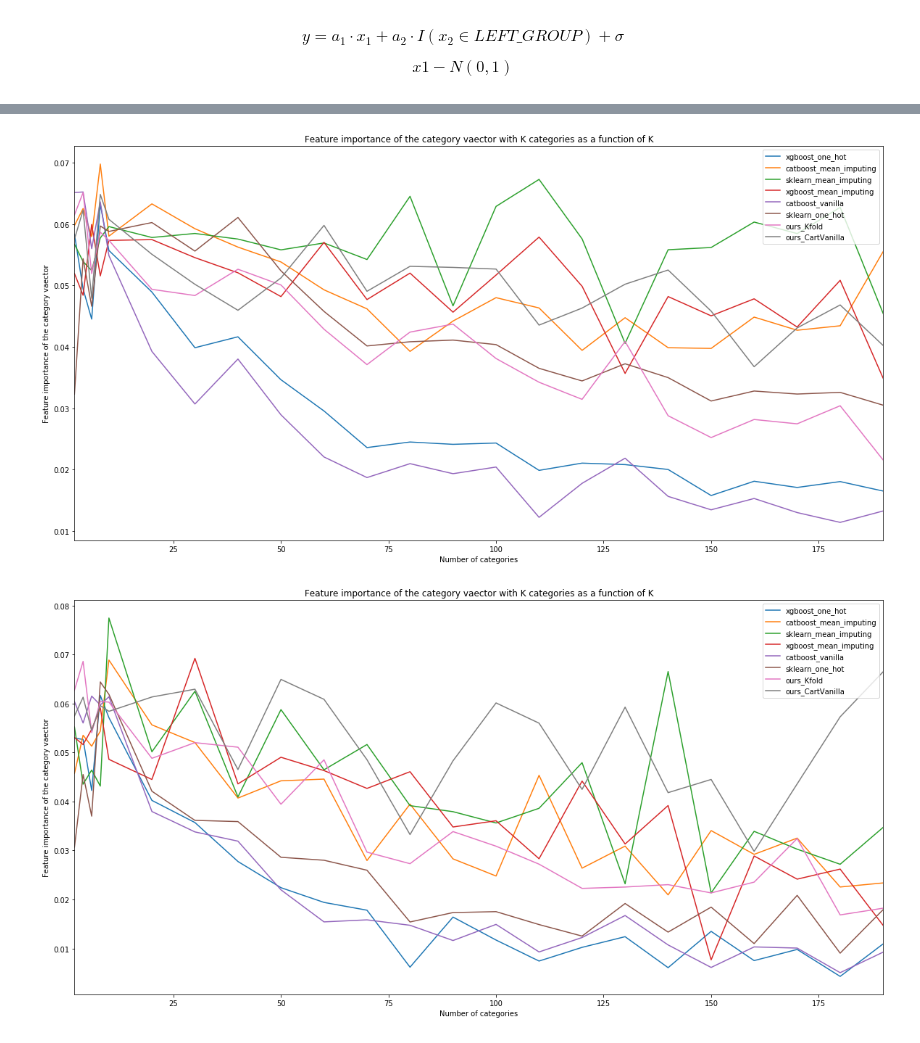
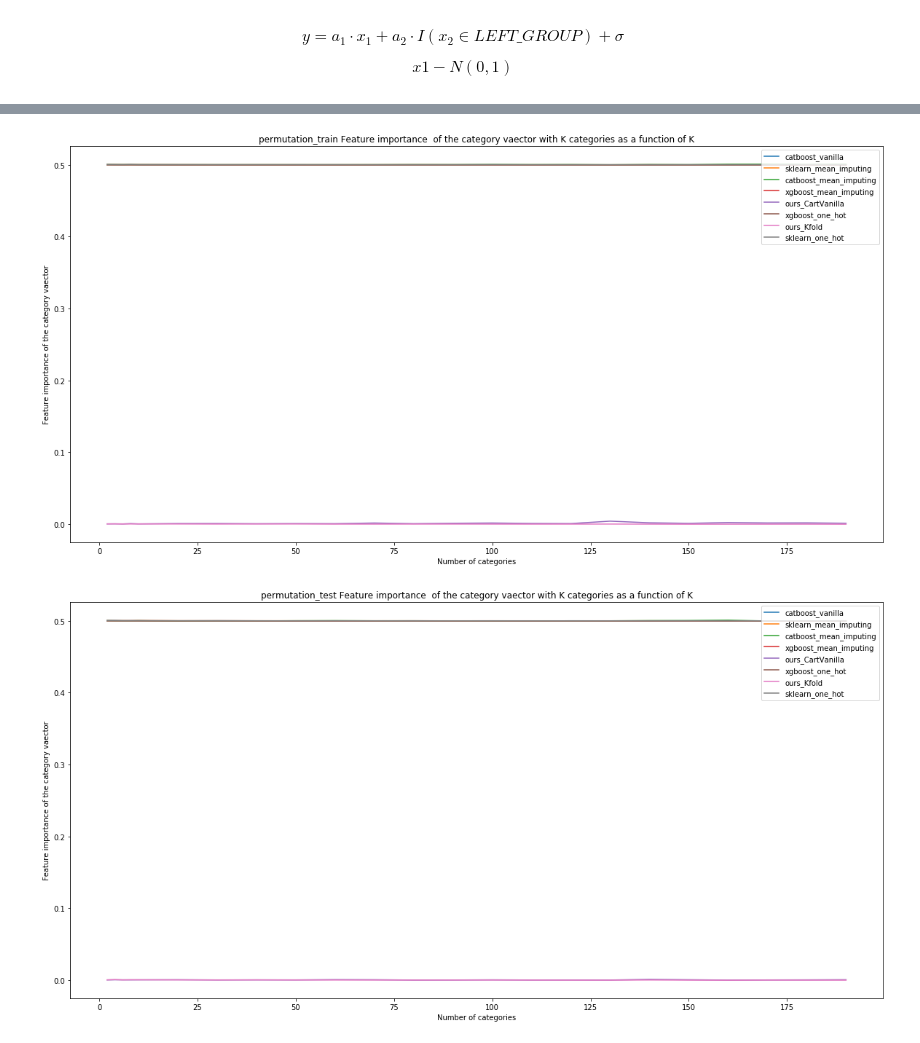
Before and after one commit to AfekIlayAdler/BootStrapDesicionTree, a Jupyter notebook: experiments/interaction/plot_results.ipynb, the cells around one changed output, grey strips where cells are left out. Drawn from its saved outputs; the diff is of its cells as text; code cells hidden in the pictures.

```diff
--- a/experiments/interaction/plot_results.ipynb
+++ b/experiments/interaction/plot_results.ipynb
@@ -16,20 +16,23 @@ $$ y = a_1 \cdot x_1 + a_2 \cdot I(x_2 \in LEFT\_GROUP) + \sigma $$
 
 $$ x1 - N(0,1) $$
 # %%
-fi_to_location = {'gain' :0, 'permutation_train': 1, 'permutation_test':2}
+fi_to_location = {'gain' :0, 'permutation_train': 1, 'permutation_test':2 ,'shap':3}
 # %%
 def plot_feature_importance(method, a1):
     df = pd.DataFrame()
     for exp in experiments:
         for cat in categories:
-            df.loc[exp,cat] = results[(exp,cat, a1)][fi_to_location[method]]
+            try:
+                df.loc[exp,cat] = results[(exp,cat, a1)][fi_to_location[method]]
+            except IndexError:
+                continue
 
     plt.rcParams['figure.figsize'] = [20, 10]
     df = 1-df
     ax = df.T.plot()
     ax.set_xlabel("Number of categories")
     ax.set_ylabel("Feature importance of the category vaector")
-    ax.set_title("Feature importance of the category vaector with K categories as a function of K")
+    ax.set_title(F"{method} Feature importance  of the category vaector with K categories as a function of K")
     plt.legend(loc='upper right')
     plt.show()
 # %%
@@ -51,13 +59,17 @@ plot_feature_importance(fi, a1)
 # %%
 fi = 'gain'
-a1 = 10 # [2, 10, 50, 100, 200]
+a1 = 100 # [2, 10, 50, 100, 200]
 plot_feature_importance(fi, a1)
 
 fi = 'permutation_train'
-a1 = 10 # [2, 10, 50, 100, 200]
+a1 = 100 # [2, 10, 50, 100, 200]
 plot_feature_importance(fi, a1)
 
 fi = 'permutation_test'
-a1 = 10 # [2, 10, 50, 100, 200]
+a1 = 100 # [2, 10, 50, 100, 200]
 plot_feature_importance(fi, a1)
+
+fi = 'shap'
+a1 = 2 # [2, 10, 50, 100, 200]
+plot_feature_importance(fi, a1)
 # %% [output]
@@ -65,2 +77,2 @@ plot_feature_importance(fi, a1)
-[figure, old version]
+[figure, new version]
-[figure, old version]
+[figure, new version]
```
Also changed, not shown: parts of 3 cells of this notebook, 4 other files.
